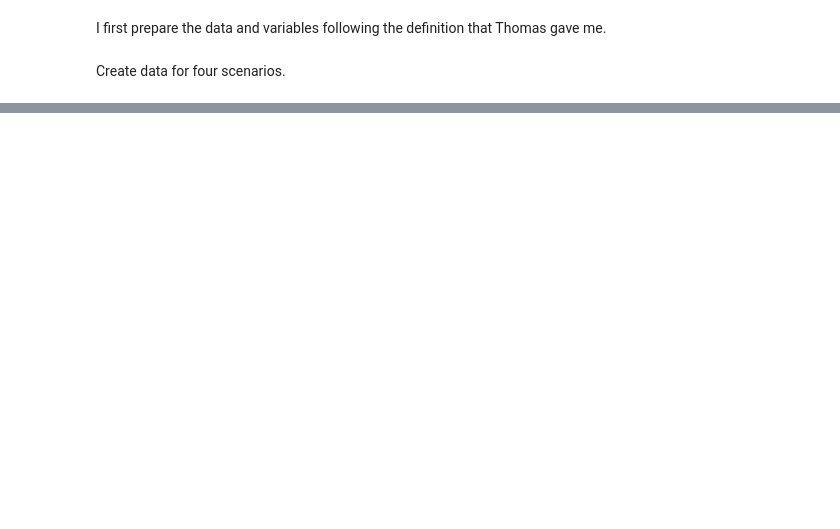
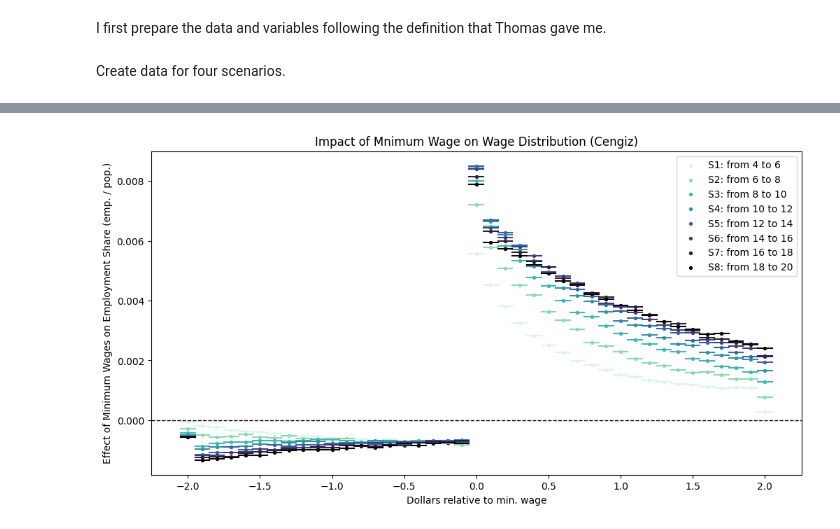
Before and after one commit to boyuchen21/minimum_wage, a Jupyter notebook: codes/compare_estimators.ipynb, the cells around one changed output, grey strips where cells are left out. Cells and saved outputs as stored; diff of their text form; code cells hidden in the pictures; blank space fills up the shorter version.

```diff
--- a/codes/compare_estimators.ipynb
+++ b/codes/compare_estimators.ipynb
@@ -660,0 +703,60 @@ plt.show()
+# %%
+def plot_cengiz_fe_overlay(log_wages, scenarios):
+    fig, ax = plt.subplots(figsize=(12, 6))
+
+    cmap = sns.color_palette("mako", as_cmap=True)
+    cmap_reversed = cmap.reversed()
+    colors = [cmap_reversed(i) for i in np.linspace(0, 1, 8)]
+
+    for i, scenario_name in enumerate(scenarios):
+        scenario = scenarios[scenario_name]
+        real_m_pre, real_m_post, P_o, P_b, P_s = scenario
+        data = prepare_cengiz_data(log_wages, scenario)
+        data = data.set_index(['wagcat', 'time'])
+
+        # Prepare the independent variables (min* and bin* dummies)
+        X = data.filter(regex='^(min\\d{1,2}|time|wagcat)').copy()
+        X = sm.add_constant(X)
+        y = data['normalized_emp']
+
+        # Fit the OLS model
+        model = PanelOLS(y, X, entity_effects=True, time_effects=False, check_rank=False).fit(cov_type='clustered', cluster_entity=True)
+
+        # Generate results for each scenario
+        paras = model.params.filter(regex='^(min\\d{1,2}|min0)')
+        # se = model.std_errors.filter(regex='^(min\\d{1,2}|min0)')
+        coef_df = pd.DataFrame({'params': paras, 'std_errors': se}).reset_index()
+
+        # Assign rel_pos for min[n]b, min0, and min[n]a
+        coef_df['rel_pos'] = coef_df['index'].str.extract('(\\d{1,2})').astype(int)
+        coef_df['rel_pos'] = np.where(coef_df['index'].str.contains('a'), coef_df['rel_pos'], -coef_df['rel_pos'])
+        coef_df['rel_dollar'] = coef_df['rel_pos'] * 0.1
+        coef_df = coef_df.sort_values('rel_pos')
+
+        x_left = [x - 0.05 for x in coef_df['rel_dollar']]
+        x_right = [x + 0.05 for x in coef_df['rel_dollar']]
+
+        # hallow bar, colored edge
+        # ax.bar(coef_df['rel_dollar'], coef_df['params_diff'], width=0.1, facecolor='white', edgecolor=colors[i % len(colors)], alpha=0.5, linewidth=1.5)
+
+        ax.plot([x_left, x_right], [coef_df['params'], coef_df['params']], color=colors[i % len(colors)])
+        ax.scatter(coef_df['rel_dollar'], coef_df['params'], color=colors[i % len(colors)], s = 8,
+                    label=f'{scenario_name}: from {real_m_pre} to {real_m_post}')
+
+        # Plot bar plot for the scenario
+        # ax.plot(coef_df['rel_dollar'], coef_df['params'], width=0.1, color=colors[i % len(colors)], alpha=0.7, capsize=3,
+        #        label=f'{scenario_name}: from {real_m_pre} to {real_m_post}, $P_o$={P_o}, $P_b$={P_b}, $P_s$={P_s}')
+
+    # add horizontal line at 0
+    ax.axhline(y=0, color='black', linestyle='--', linewidth=1)
+
+    ax.set_xlabel('Dollars relative to min. wage')
+    ax.set_ylabel('Effect of Minimum Wages on Employment Share (emp. / pop.)')
+    ax.set_xticks(np.arange(-2, 2.1, 0.5))
+    ax.set_title('Impact of Mnimum Wage on Wage Distribution (Cengiz)')
+    ax.legend()
+    plt.show()
+
+plot_cengiz_fe_overlay(log_wages, scenarios)
+# %% [output]
+[figure, added]
```
Also changed, not shown: parts of 24 cells of this notebook, 6 other files.
